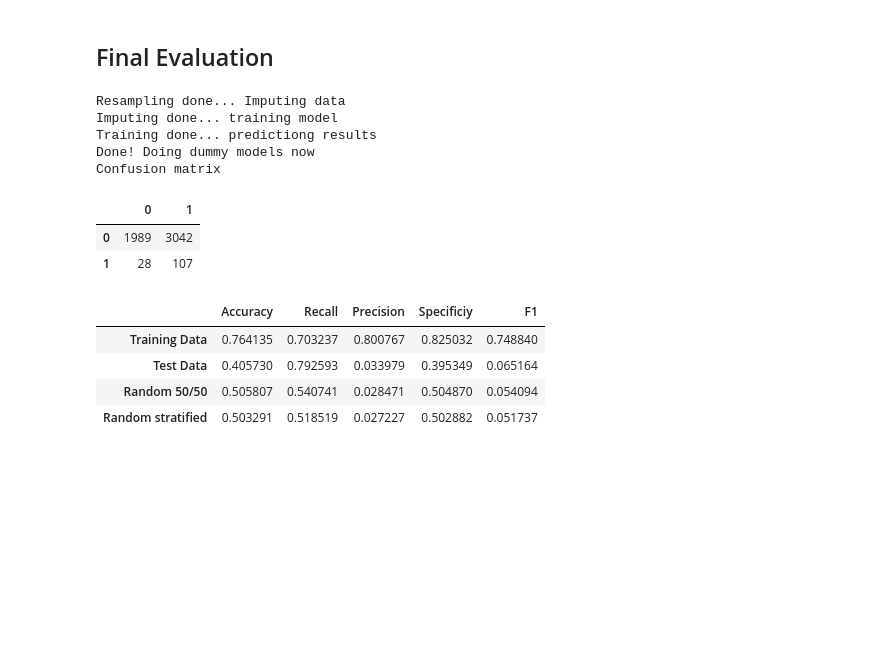
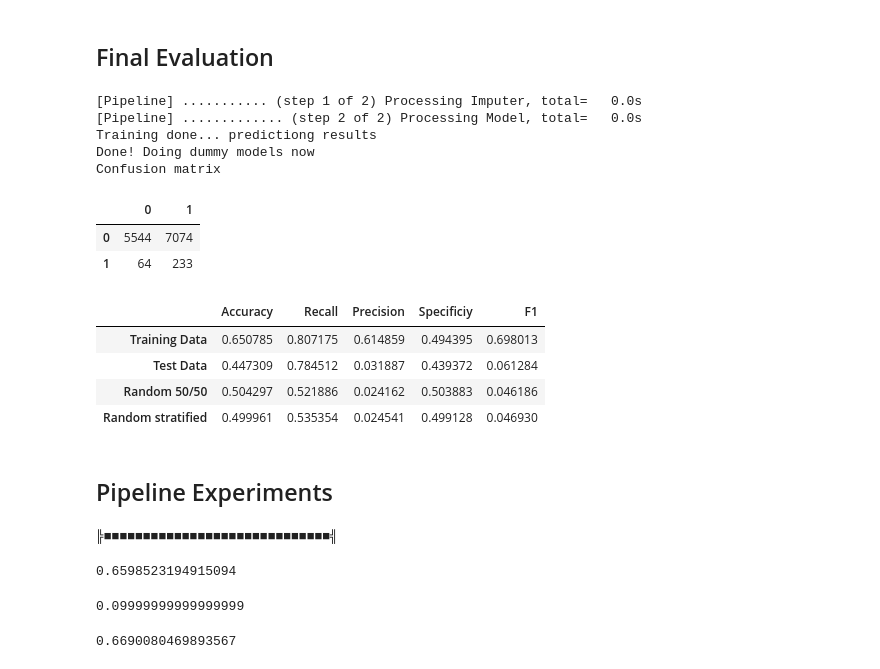
Before and after one commit to Sir-Slade/covid_prediction_project, a Jupyter notebook: PredictorExperimentsClean.ipynb, the cells around one changed output. Saved outputs shown, nothing was run; the diff lists cells and outputs as text; code cells hidden in the pictures; blank space fills up the shorter version.

```diff
--- a/PredictorExperimentsClean.ipynb
+++ b/PredictorExperimentsClean.ipynb
@@ -58,4 +59,5 @@ We are going to split the data into a training set on which we will do the param
 # %%
 X = all_data.iloc[:, 1:]
 y = all_data["covid19_test_results"]
-X, test_x, y, test_y = train_test_split(X, y, test_size=.1)
+X, test_x, y, test_y = train_test_split(X, y, stratify=y)
+print(y.value_counts(normalize=True))
@@ -389,7 +416,7 @@ chisquare_tests.style.apply(highlight_max)
 # %%
 numerical_features = significance_tests[significance_tests["p-value"] < 0.005].index
 categorical_features = chisquare_tests[chisquare_tests["p-value"] < 0.005].index
-selected_features = numerical_features.union(categorical_features).tolist()
+selected_features = numerical_features.union(categorical_features)
 print(len(selected_features))
 selected_features
 # %% [output]
@@ -413,0 +430,3 @@ selected_features
+# %%
+selected_features = selected_features.union(["sys", "dia"]) #Since both are necessary to calculate the PAM we must include them too
+selected_features
@@ -463,0 +490,2 @@ Performance over different classification thresholds
+# %%
+run_models(X[selected_features], y, models, folds=10, ratio_negatives_to_positives=-1)
@@ -620,18 +684,20 @@ After examining all three models, <b>logistic regression</b> seems to be the bes
 # %% [markdown]
 ## Final Evaluation
 # %%
-eval_final_performance(X[selected_features], y, test_x, test_y, logistic_model_group["LogisticNoPenalty"])
+eval_final_performance(X[selected_features], y, test_x, test_y, logistic_model_group["LogisticNoPenalty"], threshold=.46)
 # %% [output]
-Resampling done... Imputing data
-Imputing done... training model
+[Pipeline] ........... (step 1 of 2) Processing Imputer, total=   0.0s
+[Pipeline] ............. (step 2 of 2) Processing Model, total=   0.0s
 Training done... predictiong results
 Done! Doing dummy models now
 Confusion matrix
 |  | 0 | 1 |
-| 0 | 1989 | 3042 |
-| 1 | 28 | 107 |
+| 0 | 5544 | 7074 |
+| 1 | 64 | 233 |
 |  | Accuracy | Recall | Precision | Specificiy | F1 |
-| Training Data | 0.764135 | 0.703237 | 0.800767 | 0.825032 | 0.748840 |
-| Test Data | 0.405730 | 0.792593 | 0.033979 | 0.395349 | 0.065164 |
-| Random 50/50 | 0.505807 | 0.540741 | 0.028471 | 0.504870 | 0.054094 |
-| Random stratified | 0.503291 | 0.518519 | 0.027227 | 0.502882 | 0.051737 |
+| Training Data | 0.650785 | 0.807175 | 0.614859 | 0.494395 | 0.698013 |
+| Test Data | 0.447309 | 0.784512 | 0.031887 | 0.439372 | 0.061284 |
+| Random 50/50 | 0.504297 | 0.521886 | 0.024162 | 0.503883 | 0.046186 |
+| Random stratified | 0.499961 | 0.535354 | 0.024541 | 0.499128 | 0.046930 |
+# %% [markdown]
+## Pipeline Experiments
@@ -637,0 +743,12 @@ Confusion matrix
+# %%
+r, _, _ = cross_validation_class_ratios(X[selected_features], y, models["Logistic Regression"], folds=30, ratio_negatives_to_positives=1)
+r[1] #The score for the validation sets
+# %% [output]
+╠■■■■■■■■■■■■■■■■■■■■■■■■■■■■■╣
+0.6598523194915094
+# %%
+r = cross_validation_sklearn(X[selected_features], y, models["Logistic Regression"], folds=30, ratio_negatives_to_positives=1)
+r.mean()
+# %% [output]
+0.09999999999999999
+0.6690080469893567
```
Also changed, not shown: parts of 15 cells of this notebook.
